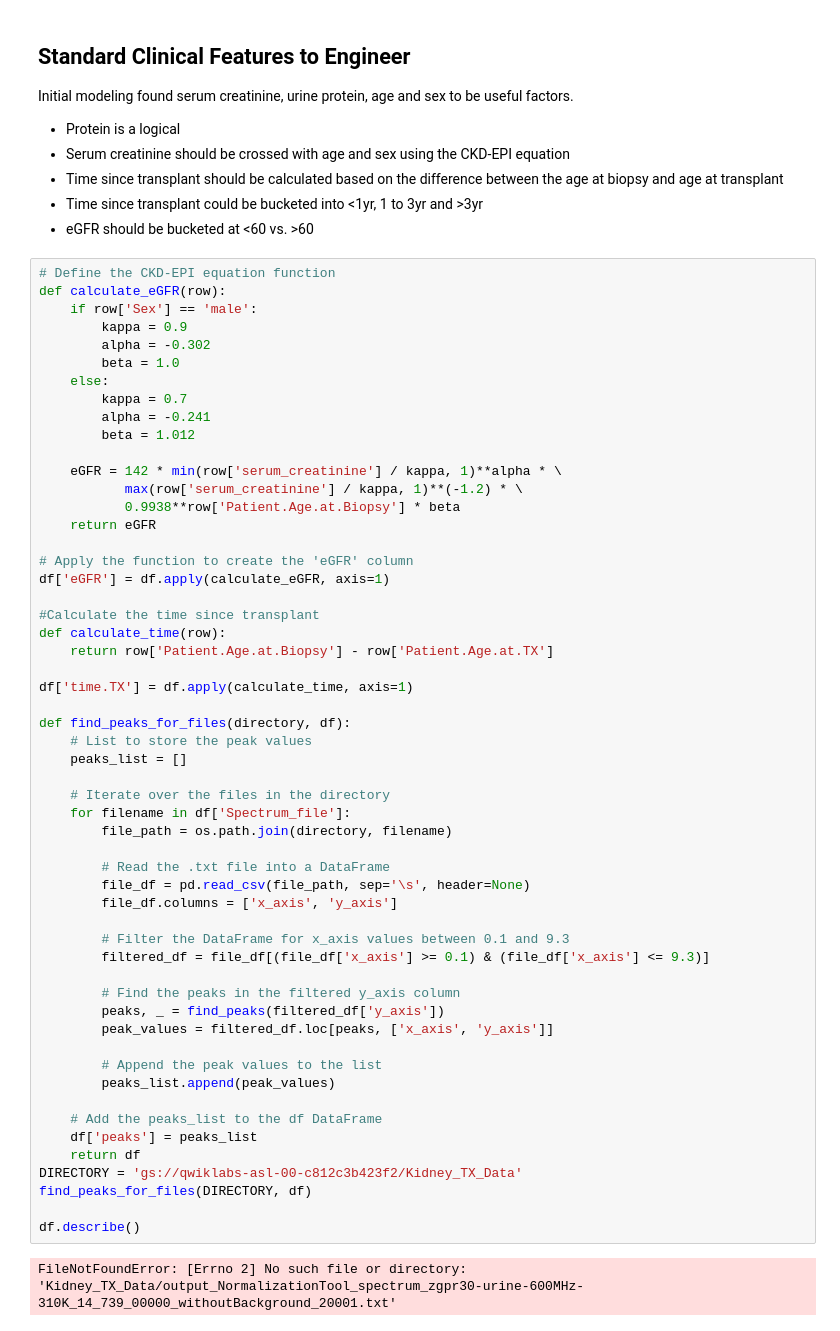
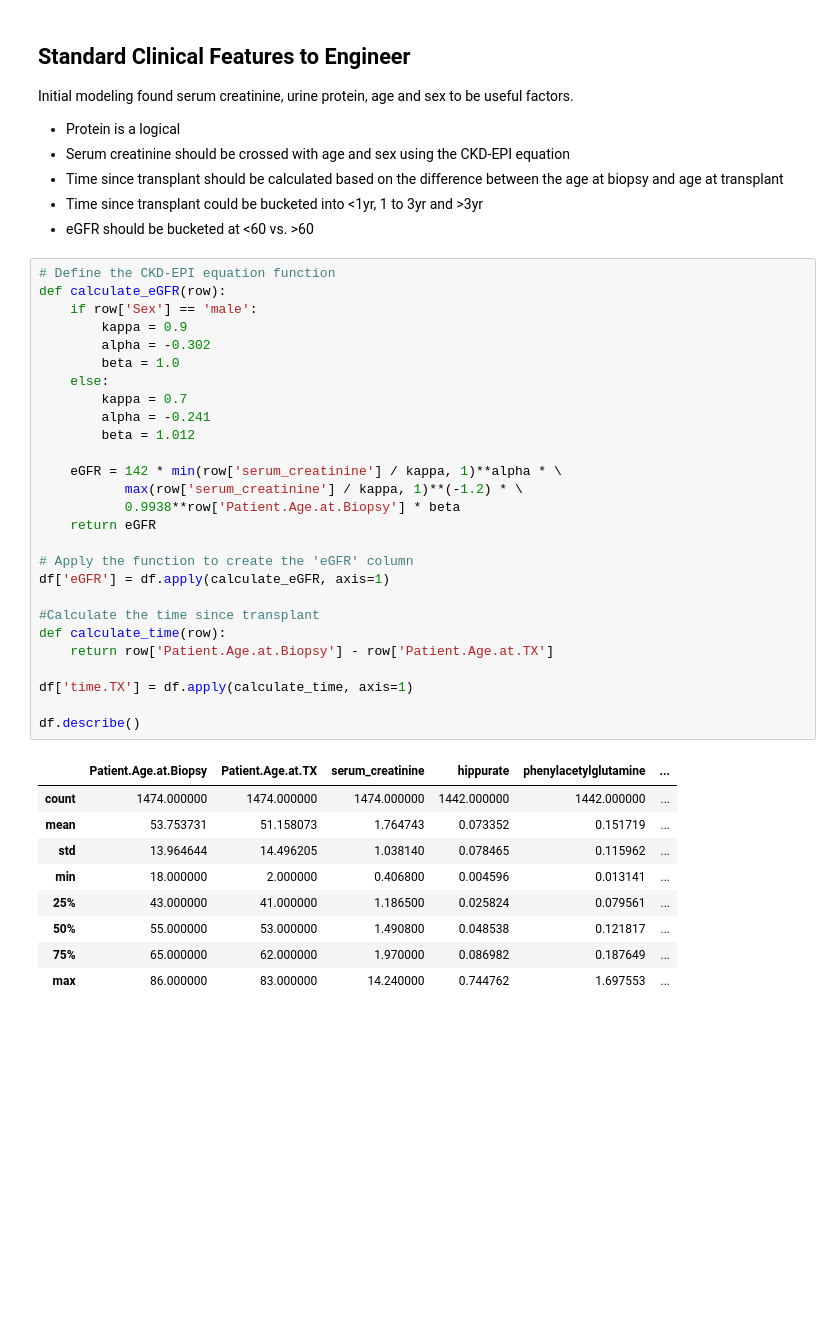
Before and after one commit to semantix/SpecTRAIN, a Jupyter notebook: jwm.ipynb, the cells around one changed output. Drawn from its saved outputs; the diff is of its cells as text; blank space fills up the shorter version.

```diff
--- a/jwm.ipynb
+++ b/jwm.ipynb
@@ -76,57 +77,37 @@ Initial modeling found serum creatinine, urine protein, age and sex to be useful
 # %%
 # Define the CKD-EPI equation function
 def calculate_eGFR(row):
     if row['Sex'] == 'male':
         kappa = 0.9
         alpha = -0.302
         beta = 1.0
     else:
         kappa = 0.7
         alpha = -0.241
         beta = 1.012
 
     eGFR = 142 * min(row['serum_creatinine'] / kappa, 1)**alpha * \
            max(row['serum_creatinine'] / kappa, 1)**(-1.2) * \
            0.9938**row['Patient.Age.at.Biopsy'] * beta
     return eGFR
 
 # Apply the function to create the 'eGFR' column
 df['eGFR'] = df.apply(calculate_eGFR, axis=1)
 
 #Calculate the time since transplant
 def calculate_time(row):
     return row['Patient.Age.at.Biopsy'] - row['Patient.Age.at.TX']
 
 df['time.TX'] = df.apply(calculate_time, axis=1)
 
-def find_peaks_for_files(directory, df):
-    # List to store the peak values
-    peaks_list = []
-
-    # Iterate over the files in the directory
-    for filename in df['Spectrum_file']:
-        file_path = os.path.join(directory, filename)
-
-        # Read the .txt file into a DataFrame
-        file_df = pd.read_csv(file_path, sep='\s', header=None)
-        file_df.columns = ['x_axis', 'y_axis']
-
-        # Filter the DataFrame for x_axis values between 0.1 and 9.3
-        filtered_df = file_df[(file_df['x_axis'] >= 0.1) & (file_df['x_axis'] <= 9.3)]
-
-        # Find the peaks in the filtered y_axis column
-        peaks, _ = find_peaks(filtered_df['y_axis'])
-        peak_values = filtered_df.loc[peaks, ['x_axis', 'y_axis']]
-
-        # Append the peak values to the list
-        peaks_list.append(peak_values)
-
-    # Add the peaks_list to the df DataFrame
-    df['peaks'] = peaks_list
-    return df
-DIRECTORY = 'gs://qwiklabs-asl-00-c812c3b423f2/Kidney_TX_Data'
-find_peaks_for_files(DIRECTORY, df)
-
 df.describe()
 # %% [output]
-FileNotFoundError: [Errno 2] No such file or directory: 'Kidney_TX_Data/output_NormalizationTool_spectrum_zgpr30-urine-600MHz-310K_14_739_00000_withoutBackground_20001.txt'
+|  | Patient.Age.at.Biopsy | Patient.Age.at.TX | serum_creatinine | hippurate | phenylacetylglutamine | ... |
+| count | 1474.000000 | 1474.000000 | 1474.000000 | 1442.000000 | 1442.000000 | ... |
+| mean | 53.753731 | 51.158073 | 1.764743 | 0.073352 | 0.151719 | ... |
+| std | 13.964644 | 14.496205 | 1.038140 | 0.078465 | 0.115962 | ... |
+| min | 18.000000 | 2.000000 | 0.406800 | 0.004596 | 0.013141 | ... |
+| 25% | 43.000000 | 41.000000 | 1.186500 | 0.025824 | 0.079561 | ... |
+| 50% | 55.000000 | 53.000000 | 1.490800 | 0.048538 | 0.121817 | ... |
+| 75% | 65.000000 | 62.000000 | 1.970000 | 0.086982 | 0.187649 | ... |
+| max | 86.000000 | 83.000000 | 14.240000 | 0.744762 | 1.697553 | ... |
```
Also changed, not shown: parts of 14 cells of this notebook.
